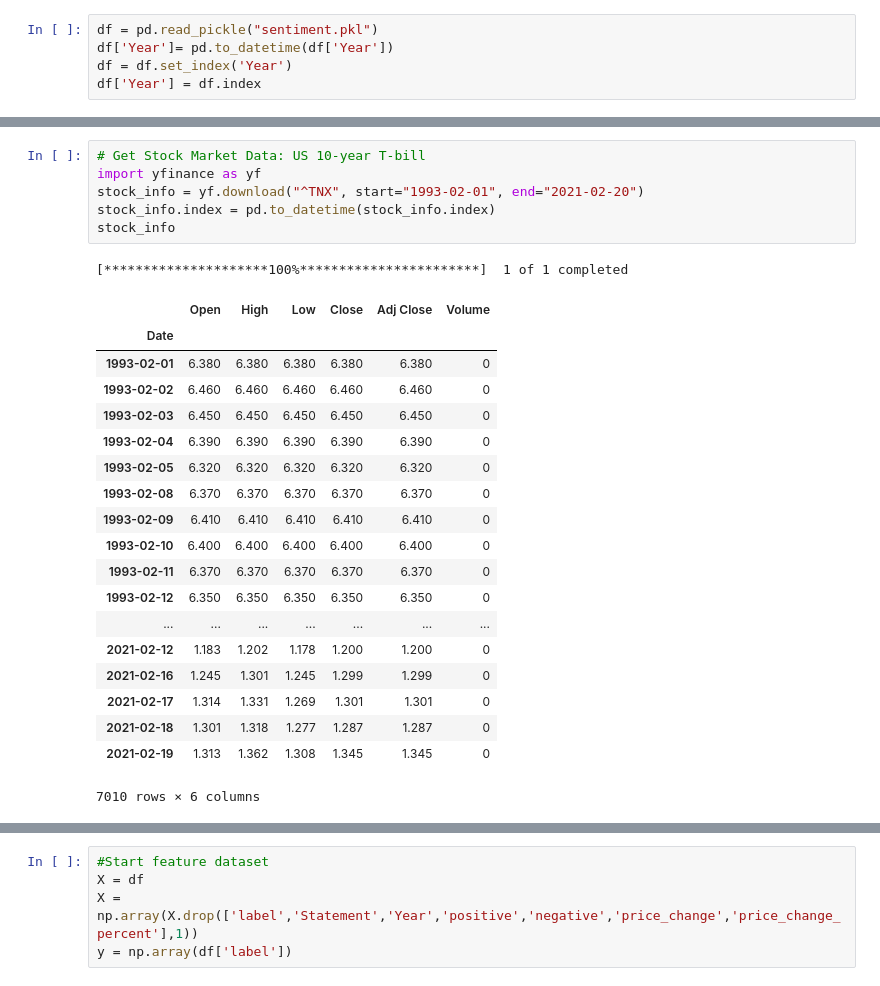
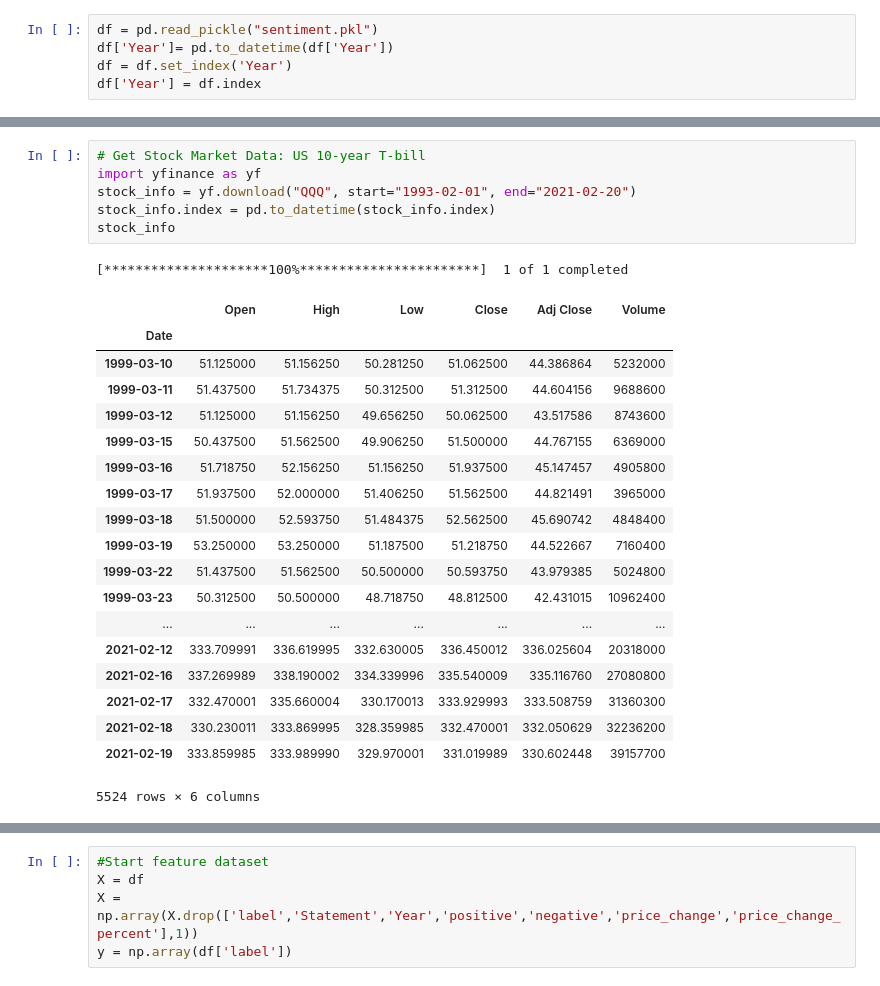
Before and after one commit to wanyinglixx/Team-G, a Jupyter notebook: Fed_TNX.ipynb, the cells around one changed output, grey strips where cells are left out. Drawn from its saved outputs; the diff is of its cells as text.

```diff
--- a/Fed_TNX.ipynb
+++ b/Fed_TNX.ipynb
@@ -56,30 +79,30 @@ df['Year'] = df.index
 # %%
 # Get Stock Market Data: US 10-year T-bill
 import yfinance as yf
-stock_info = yf.download("^TNX", start="1993-02-01", end="2021-02-20")
+stock_info = yf.download("QQQ", start="1993-02-01", end="2021-02-20")
 stock_info.index = pd.to_datetime(stock_info.index)
 stock_info
 # %% [output]
 [*********************100%***********************]  1 of 1 completed
 |  | Open | High | Low | Close | Adj Close | Volume |
 | Date |  |  |  |  |  |  |
-| 1993-02-01 | 6.380 | 6.380 | 6.380 | 6.380 | 6.380 | 0 |
-| 1993-02-02 | 6.460 | 6.460 | 6.460 | 6.460 | 6.460 | 0 |
-| 1993-02-03 | 6.450 | 6.450 | 6.450 | 6.450 | 6.450 | 0 |
-| 1993-02-04 | 6.390 | 6.390 | 6.390 | 6.390 | 6.390 | 0 |
-| 1993-02-05 | 6.320 | 6.320 | 6.320 | 6.320 | 6.320 | 0 |
-| 1993-02-08 | 6.370 | 6.370 | 6.370 | 6.370 | 6.370 | 0 |
-| 1993-02-09 | 6.410 | 6.410 | 6.410 | 6.410 | 6.410 | 0 |
-| 1993-02-10 | 6.400 | 6.400 | 6.400 | 6.400 | 6.400 | 0 |
-| 1993-02-11 | 6.370 | 6.370 | 6.370 | 6.370 | 6.370 | 0 |
-| 1993-02-12 | 6.350 | 6.350 | 6.350 | 6.350 | 6.350 | 0 |
+| 1999-03-10 | 51.125000 | 51.156250 | 50.281250 | 51.062500 | 44.386864 | 5232000 |
+| 1999-03-11 | 51.437500 | 51.734375 | 50.312500 | 51.312500 | 44.604156 | 9688600 |
+| 1999-03-12 | 51.125000 | 51.156250 | 49.656250 | 50.062500 | 43.517586 | 8743600 |
+| 1999-03-15 | 50.437500 | 51.562500 | 49.906250 | 51.500000 | 44.767155 | 6369000 |
+| 1999-03-16 | 51.718750 | 52.156250 | 51.156250 | 51.937500 | 45.147457 | 4905800 |
+| 1999-03-17 | 51.937500 | 52.000000 | 51.406250 | 51.562500 | 44.821491 | 3965000 |
+| 1999-03-18 | 51.500000 | 52.593750 | 51.484375 | 52.562500 | 45.690742 | 4848400 |
+| 1999-03-19 | 53.250000 | 53.250000 | 51.187500 | 51.218750 | 44.522667 | 7160400 |
+| 1999-03-22 | 51.437500 | 51.562500 | 50.500000 | 50.593750 | 43.979385 | 5024800 |
+| 1999-03-23 | 50.312500 | 50.500000 | 48.718750 | 48.812500 | 42.431015 | 10962400 |
 | ... | ... | ... | ... | ... | ... | ... |
-| 2021-02-12 | 1.183 | 1.202 | 1.178 | 1.200 | 1.200 | 0 |
-| 2021-02-16 | 1.245 | 1.301 | 1.245 | 1.299 | 1.299 | 0 |
-| 2021-02-17 | 1.314 | 1.331 | 1.269 | 1.301 | 1.301 | 0 |
-| 2021-02-18 | 1.301 | 1.318 | 1.277 | 1.287 | 1.287 | 0 |
-| 2021-02-19 | 1.313 | 1.362 | 1.308 | 1.345 | 1.345 | 0 |
+| 2021-02-12 | 333.709991 | 336.619995 | 332.630005 | 336.450012 | 336.025604 | 20318000 |
+| 2021-02-16 | 337.269989 | 338.190002 | 334.339996 | 335.540009 | 335.116760 | 27080800 |
+| 2021-02-17 | 332.470001 | 335.660004 | 330.170013 | 333.929993 | 333.508759 | 31360300 |
+| 2021-02-18 | 330.230011 | 333.869995 | 328.359985 | 332.470001 | 332.050629 | 32236200 |
+| 2021-02-19 | 333.859985 | 333.989990 | 329.970001 | 331.019989 | 330.602448 | 39157700 |
-7010 rows × 6 columns
+5524 rows × 6 columns
 # %%
 # stock market volatibility within 10 days after the Fed meetings
 import numpy as np
```
Also changed, not shown: parts of 4 cells of this notebook.
